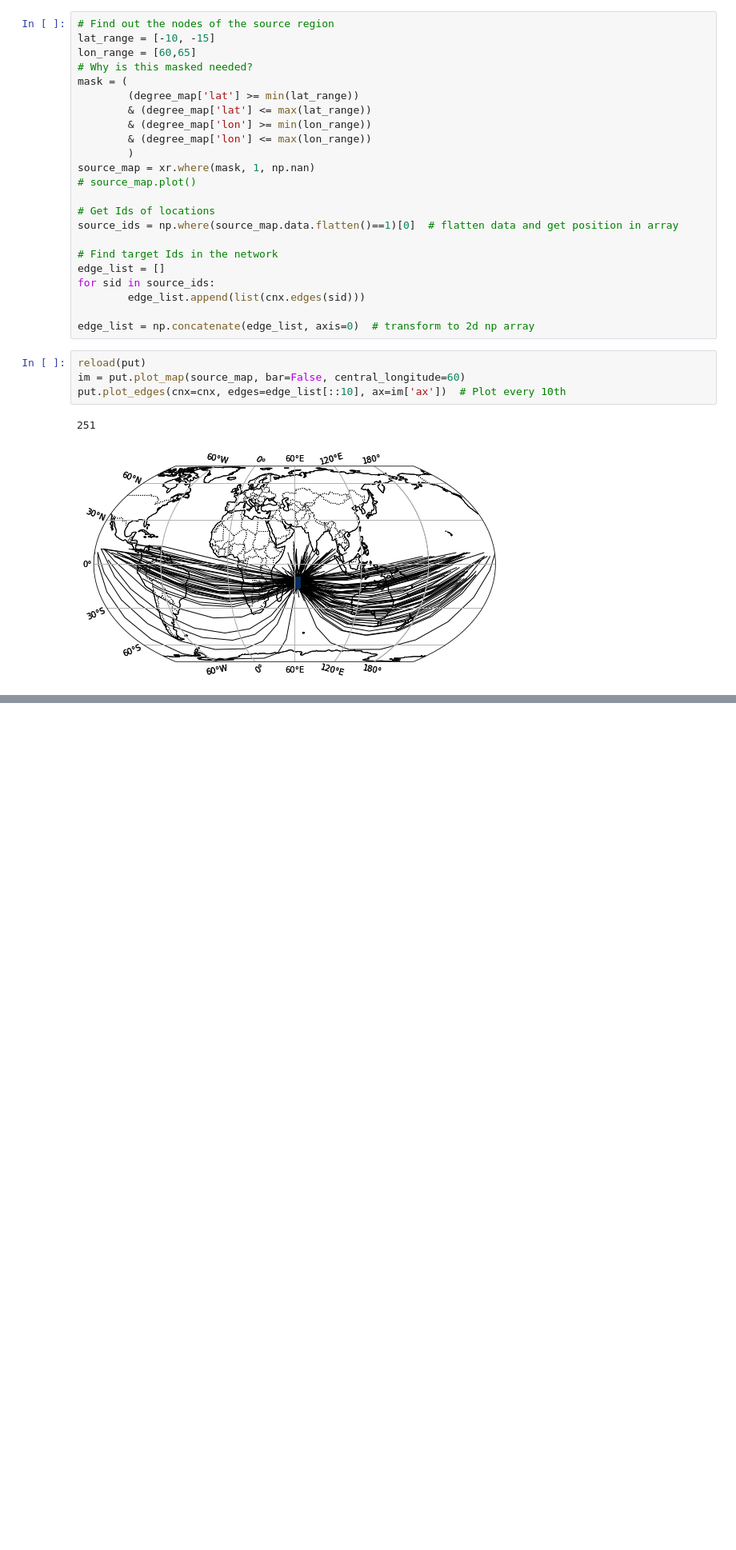
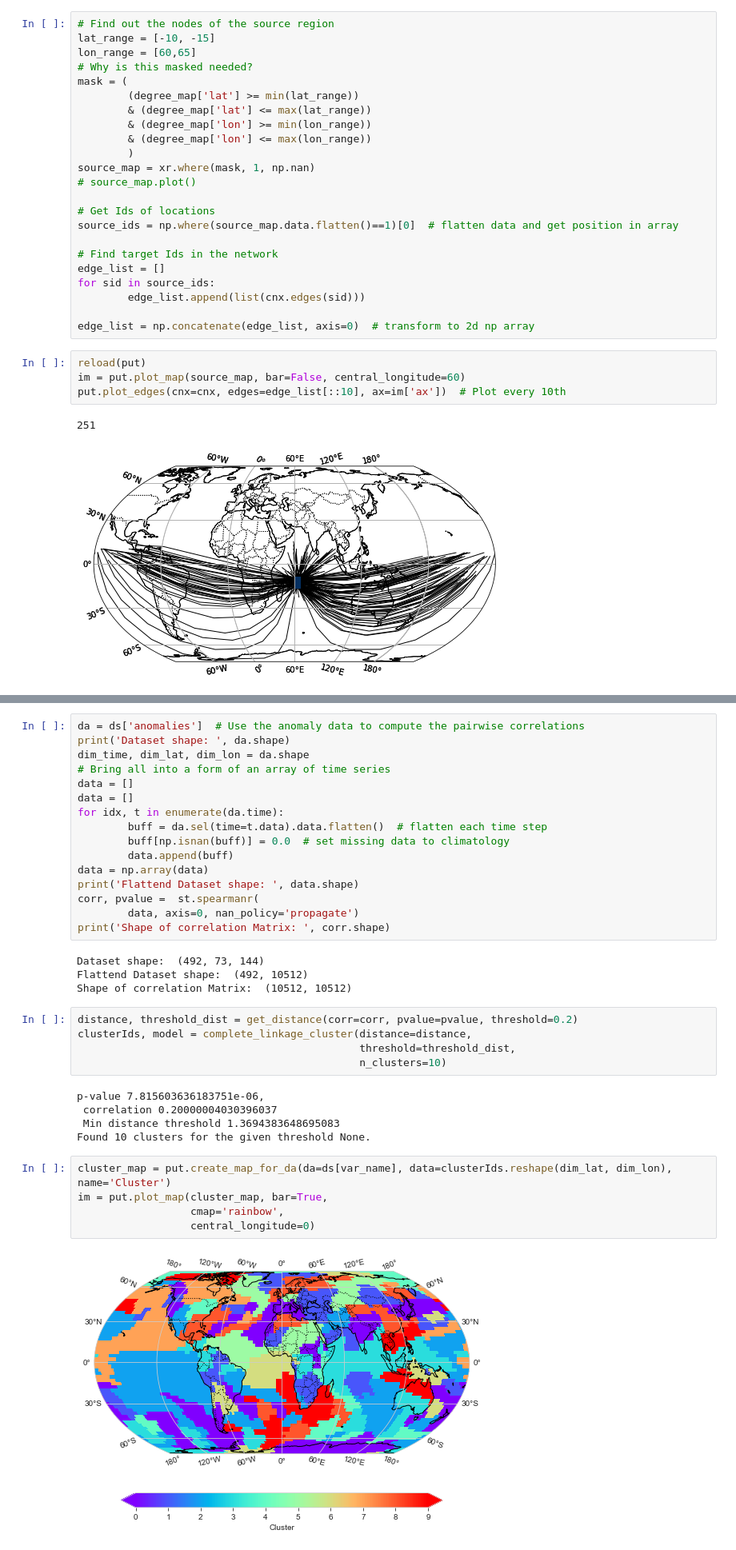
Before and after one commit to mlcs/seminar_ws22, a Jupyter notebook: 03_cn/climnet_t2m_global.ipynb, the cells around one changed output, grey strips where cells are left out. Shown at 80% size. Saved outputs shown, nothing was run; the diff lists cells and outputs as text; blank space fills up the shorter version.

```diff
--- a/03_cn/climnet_t2m_global.ipynb
+++ b/03_cn/climnet_t2m_global.ipynb
@@ -200,0 +320,37 @@ put.plot_edges(cnx=cnx, edges=edge_list[::10], ax=im['ax'])  # Plot every 10th
+# %%
+da = ds['anomalies']  # Use the anomaly data to compute the pairwise correlations
+print('Dataset shape: ', da.shape)
+dim_time, dim_lat, dim_lon = da.shape
+# Bring all into a form of an array of time series
+data = []
+data = []
+for idx, t in enumerate(da.time):
+        buff = da.sel(time=t.data).data.flatten()  # flatten each time step
+        buff[np.isnan(buff)] = 0.0  # set missing data to climatology
+        data.append(buff)
+data = np.array(data)
+print('Flattend Dataset shape: ', data.shape)
+corr, pvalue =  st.spearmanr(
+        data, axis=0, nan_policy='propagate')
+print('Shape of correlation Matrix: ', corr.shape)
+# %% [output]
+Dataset shape:  (492, 73, 144)
+Flattend Dataset shape:  (492, 10512)
+Shape of correlation Matrix:  (10512, 10512)
+# %%
+distance, threshold_dist = get_distance(corr=corr, pvalue=pvalue, threshold=0.2)
+clusterIds, model = complete_linkage_cluster(distance=distance,
+                                             threshold=threshold_dist,
+                                             n_clusters=10)
+# %% [output]
+p-value 7.815603636183751e-06,
+ correlation 0.20000004030396037
+ Min distance threshold 1.3694383648695083
+Found 10 clusters for the given threshold None.
+# %%
+cluster_map = put.create_map_for_da(da=ds[var_name], data=clusterIds.reshape(dim_lat, dim_lon), name='Cluster')
+im = put.plot_map(cluster_map, bar=True,
+                  cmap='rainbow',
+                  central_longitude=0)
+# %% [output]
+[figure, added]
```
Also changed, not shown: parts of 14 cells of this notebook, 1 other file.
